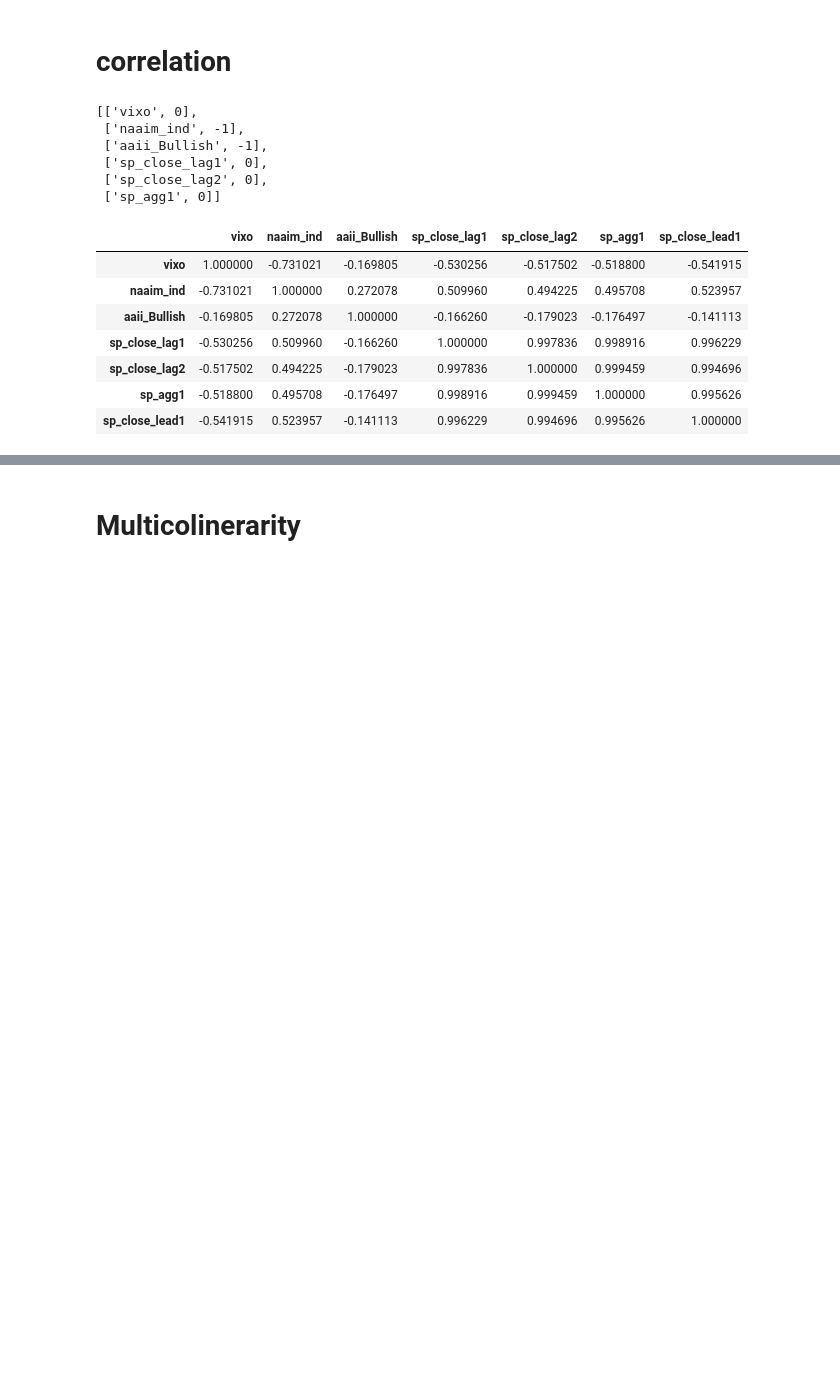
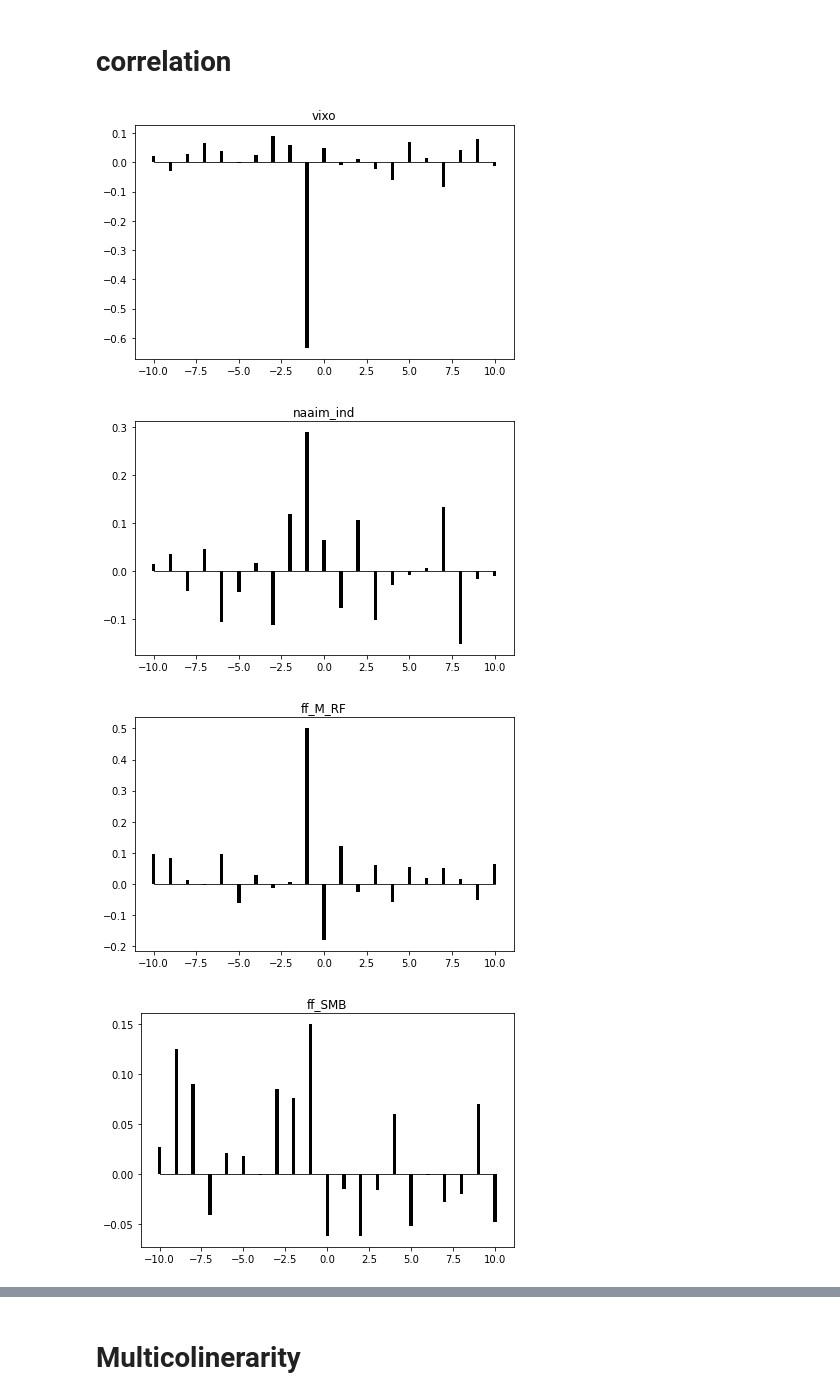
Before and after one commit to lukasgrahl/bachelor, a Jupyter notebook: notebooks/ols_model.ipynb, the cells around one changed output, grey strips where cells are left out. Drawn from its saved outputs; the diff is of its cells as text; code cells hidden in the pictures; blank space fills up the shorter version.

```diff
--- a/notebooks/ols_model.ipynb
+++ b/notebooks/ols_model.ipynb
@@ -145,11 +111,0 @@ stationarity
-# %%
-# test normality & stationarity
-stest = StatsTest(plot=True)
-
-stationarity = stest.df_test_stationarity(df_w, data_dict["relevant_cols"])
-data_dict.update(stationarity=stationarity)
-
-# normality = stest.df_test_normality(df_w, cols=data_dict["relevant_cols"])
-# data_dict.update(normality=normality)
-
-stationarity
@@ -193,27 +136,13 @@ cols = [
 ]
 # %%
 df_ws = df_w[cols + [data_dict["predicted"]]].copy()
-# %%
-data_dict["lag_correl"] = lag_correl(df_w,
-                                     cols,
-                                     col_predicted="sp_close_lag1",
-                                     show_fig=False)
-data_dict["lag_correl"]
-# %% [output]
-[['vixo', 0],
- ['naaim_ind', -1],
- ['aaii_Bullish', -1],
- ['sp_close_lag1', 0],
- ['sp_close_lag2', 0],
- ['sp_agg1', 0]]
-# %%
-df_ws.corr()
-# %% [output]
-|  | vixo | naaim_ind | aaii_Bullish | sp_close_lag1 | sp_close_lag2 | sp_agg1 | sp_close_lead1 |
-| vixo | 1.000000 | -0.731021 | -0.169805 | -0.530256 | -0.517502 | -0.518800 | -0.541915 |
-| naaim_ind | -0.731021 | 1.000000 | 0.272078 | 0.509960 | 0.494225 | 0.495708 | 0.523957 |
-| aaii_Bullish | -0.169805 | 0.272078 | 1.000000 | -0.166260 | -0.179023 | -0.176497 | -0.141113 |
-| sp_close_lag1 | -0.530256 | 0.509960 | -0.166260 | 1.000000 | 0.997836 | 0.998916 | 0.996229 |
-| sp_close_lag2 | -0.517502 | 0.494225 | -0.179023 | 0.997836 | 1.000000 | 0.999459 | 0.994696 |
-| sp_agg1 | -0.518800 | 0.495708 | -0.176497 | 0.998916 | 0.999459 | 1.000000 | 0.995626 |
-| sp_close_lead1 | -0.541915 | 0.523957 | -0.141113 | 0.996229 | 0.994696 | 0.995626 | 1.000000 |
+# %%
+df_cross_corr(df_ws,
+              [item for item in cols if item not in data_dict["sp_cols"]],
+              "sp_close_lead1",
+              show_plot=True)
+# %% [output]
+[figure, added]
+[figure, added]
+[figure, added]
+[figure, added]
```
Also changed, not shown: parts of 19 cells of this notebook, 1 other file.
